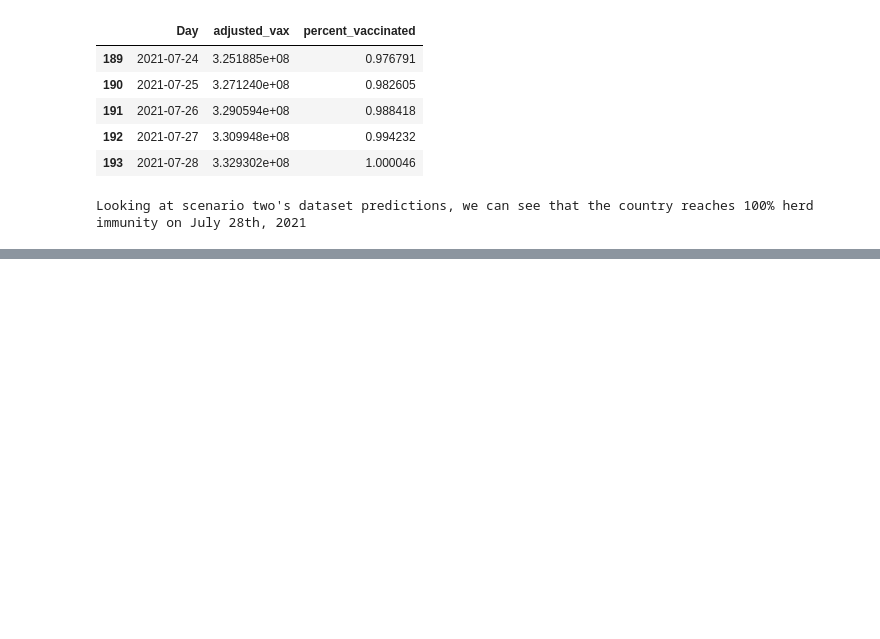
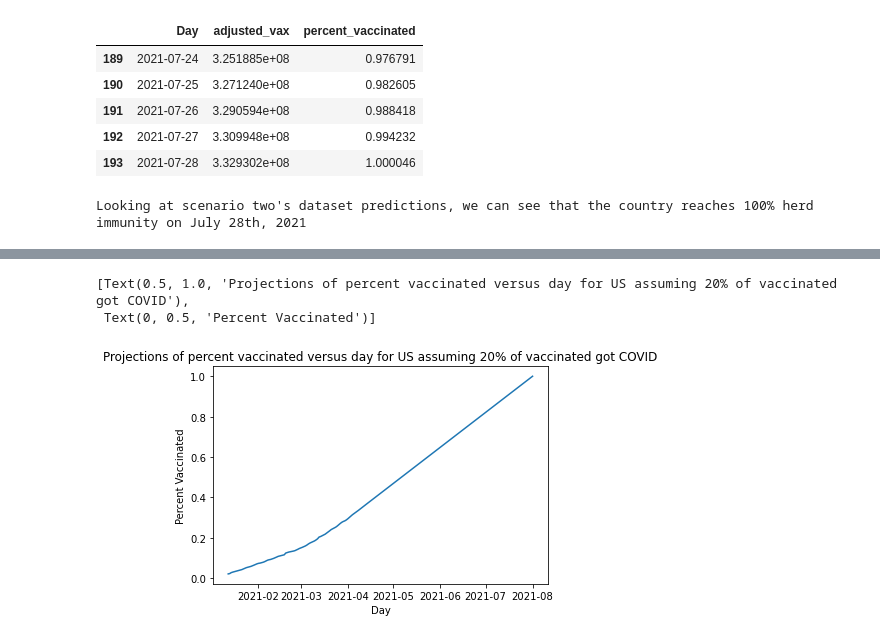
Before and after one commit to allewinter/216Project, a Jupyter notebook: Covid_Datasets.ipynb, the cells around one changed output, grey strips where cells are left out. Drawn from its saved outputs; the diff is of its cells as text; code cells hidden in the pictures; blank space fills up the shorter version.

Commit message:
updated ava graphs

```diff
--- a/Covid_Datasets.ipynb
+++ b/Covid_Datasets.ipynb
@@ -29,7 +29,7 @@ while nt_df.iloc[-1]['people_vaccinated'] < us_pop:
 
     next_day_date = (pd.to_datetime(nt_df.iloc[-1]['Day']) + pd.to_timedelta(np.ceil(1), unit="D")).date()
 
-    nt_df = nt_df.append({'Day': next_day_date, 'people_vaccinated': next_day_val}, ignore_index=True)
+    nt_df = nt_df.append({'Day': str(next_day_date), 'people_vaccinated': next_day_val}, ignore_index=True)
 
 nt_df['percent_vaccinated'] = nt_df['people_vaccinated'] / us_pop
 
@@ -130,0 +147,9 @@ Looking at scenario two's dataset predictions, we can see that the country reach
+# %%
+import seaborn as sns, datetime
+
+nt_df['Day']= pd.to_datetime(nt_df['Day'])
+sns.lineplot(x="Day", y="percent_vaccinated", data = nt_df).set(title="Projections of percent vaccinated versus day for US assuming 20% of vaccinated got COVID", ylabel="Percent Vaccinated")
+# %% [output]
+[Text(0.5, 1.0, 'Projections of percent vaccinated versus day for US assuming 20% of vaccinated got COVID'),
+ Text(0, 0.5, 'Percent Vaccinated')]
+[figure, added]
```
Also changed, not shown: parts of 2 cells of this notebook.
